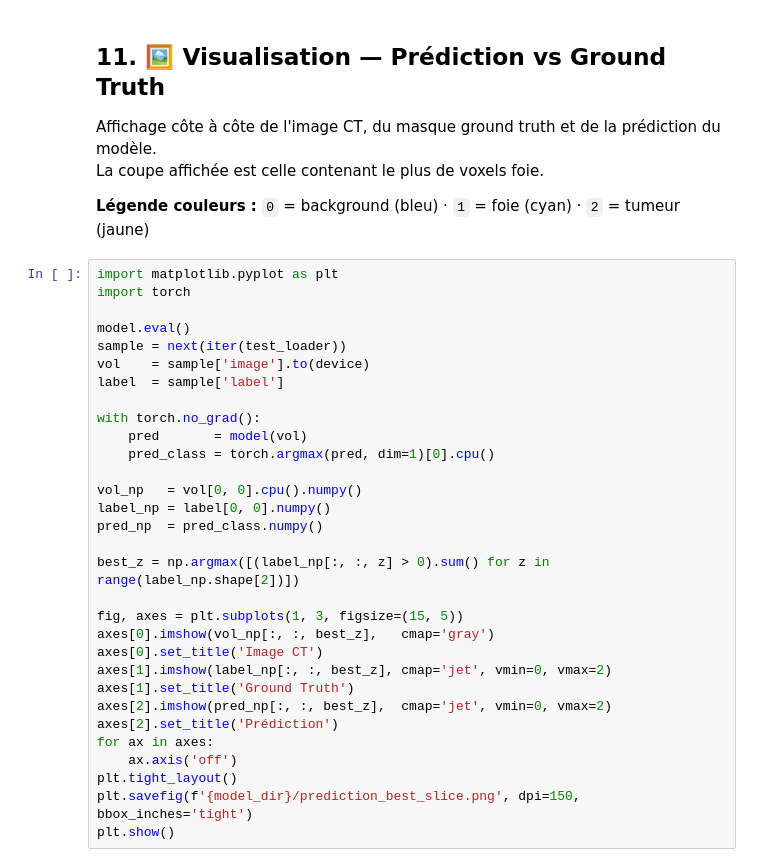
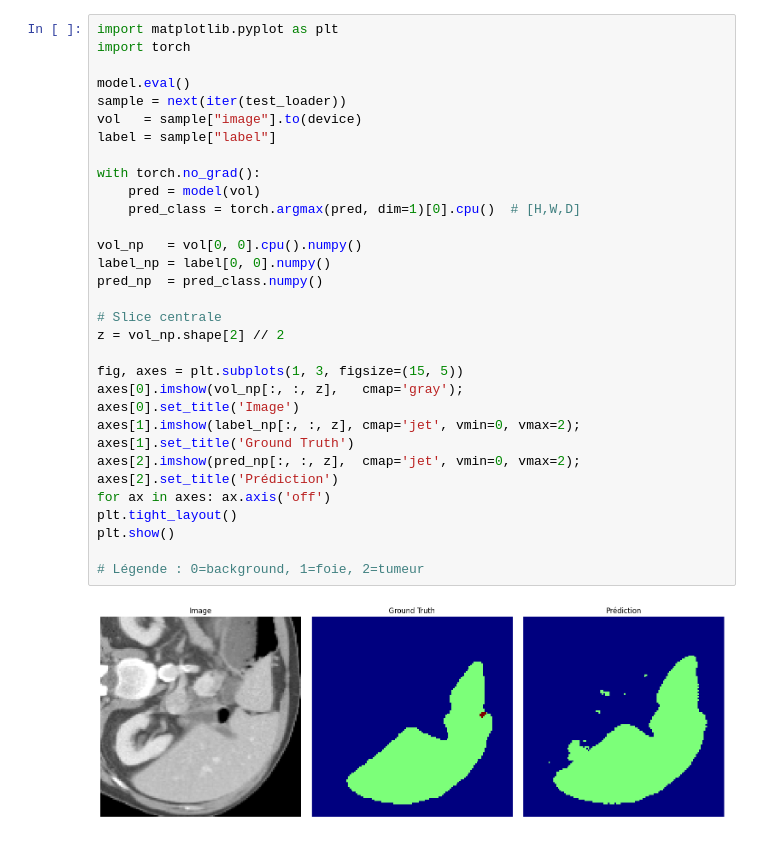
Before and after one commit to rowan26/Liver_Segmentation, a Jupyter notebook: notebooks/Colab_fullDataset_Decathlon.ipynb, the cells around one changed output. Saved outputs shown, nothing was run; the diff lists cells and outputs as text.

```diff
--- a/notebooks/Colab_fullDataset_Decathlon.ipynb
+++ b/notebooks/Colab_fullDataset_Decathlon.ipynb
@@ -453,38 +660,31 @@ print(f'📊 Dice Moyen  : {((metric[0]+metric[1])/2):.4f}')
-# %% [markdown]
-## 11. 🖼️ Visualisation — Prédiction vs Ground Truth
-
-Affichage côte à côte de l'image CT, du masque ground truth et de la prédiction du modèle.
-La coupe affichée est celle contenant le plus de voxels foie.
-
-**Légende couleurs :** `0` = background (bleu) · `1` = foie (cyan) · `2` = tumeur (jaune)
 # %%
 import matplotlib.pyplot as plt
 import torch
 
 model.eval()
 sample = next(iter(test_loader))
-vol    = sample['image'].to(device)
-label  = sample['label']
+vol   = sample["image"].to(device)
+label = sample["label"]
 
 with torch.no_grad():
-    pred       = model(vol)
-    pred_class = torch.argmax(pred, dim=1)[0].cpu()
+    pred = model(vol)
+    pred_class = torch.argmax(pred, dim=1)[0].cpu()  # [H,W,D]
 
 vol_np   = vol[0, 0].cpu().numpy()
 label_np = label[0, 0].numpy()
 pred_np  = pred_class.numpy()
 
-best_z = np.argmax([(label_np[:, :, z] > 0).sum() for z in range(label_np.shape[2])])
+# Slice centrale
+z = vol_np.shape[2] // 2
 
 fig, axes = plt.subplots(1, 3, figsize=(15, 5))
-axes[0].imshow(vol_np[:, :, best_z],   cmap='gray')
-axes[0].set_title('Image CT')
-axes[1].imshow(label_np[:, :, best_z], cmap='jet', vmin=0, vmax=2)
-axes[1].set_title('Ground Truth')
-axes[2].imshow(pred_np[:, :, best_z],  cmap='jet', vmin=0, vmax=2)
-axes[2].set_title('Prédiction')
-for ax in axes:
-    ax.axis('off')
+axes[0].imshow(vol_np[:, :, z],   cmap='gray');        axes[0].set_title('Image')
+axes[1].imshow(label_np[:, :, z], cmap='jet', vmin=0, vmax=2); axes[1].set_title('Ground Truth')
+axes[2].imshow(pred_np[:, :, z],  cmap='jet', vmin=0, vmax=2); axes[2].set_title('Prédiction')
+for ax in axes: ax.axis('off')
 plt.tight_layout()
-plt.savefig(f'{model_dir}/prediction_best_slice.png', dpi=150, bbox_inches='tight')
 plt.show()
+
+# Légende : 0=background, 1=foie, 2=tumeur
+# %% [output]
+[figure, added]
```
Also changed, not shown: parts of 25 cells of this notebook.
